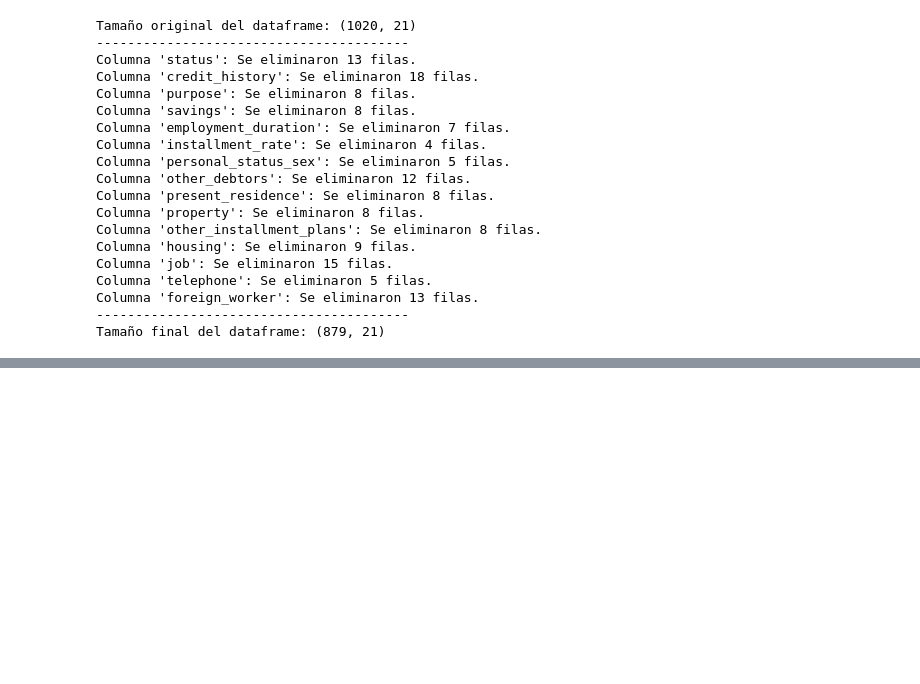
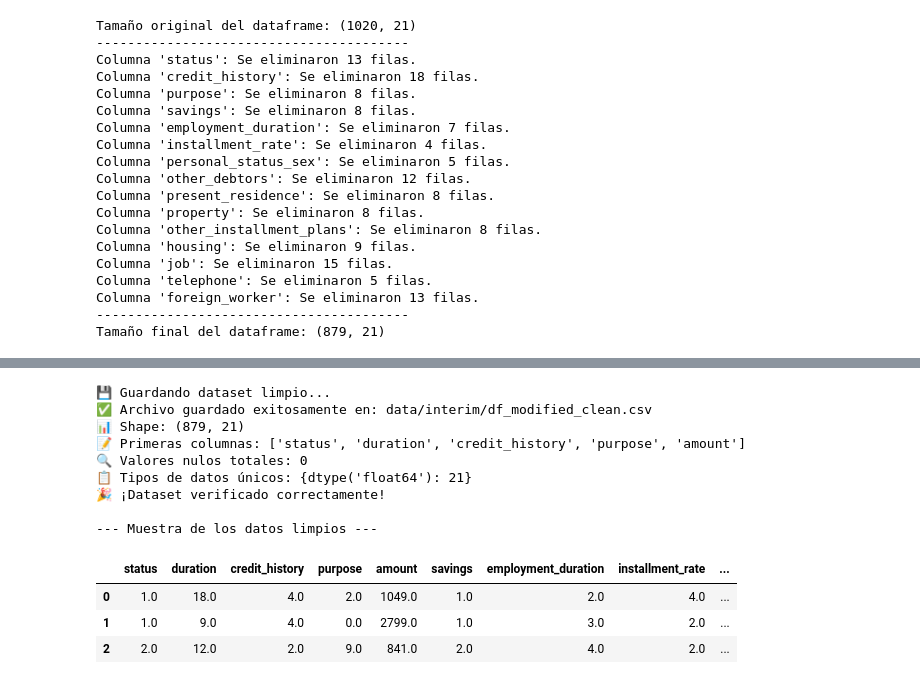
Before and after one commit to m-gaytan/mna-mlops-team46, a Jupyter notebook: notebooks/1_clean_data.ipynb, the cells around one changed output, grey strips where cells are left out. Cells and saved outputs as stored; diff of their text form; code cells hidden in the pictures; blank space fills up the shorter version.

```diff
--- a/notebooks/1_clean_data.ipynb
+++ b/notebooks/1_clean_data.ipynb
@@ -802,0 +823,62 @@ Everything is up to date.
+# %%
+#@title CELDA 11: Guardar dataset limpio y verificar integridad
+
+print("💾 Guardando dataset limpio...")
+
+# Crear directorio si no existe
+!mkdir -p data/interim
+
+# Guardar el dataset limpio
+df_modified.to_csv("data/interim/df_modified_clean.csv", index=False)
+
+# Función de verificación
+def verify_data_integrity():
+    """Verifica que los datos se han guardado correctamente"""
+
+    import pandas as pd
+    import os
+
+    file_path = "data/interim/df_modified_clean.csv"
+
+    if os.path.exists(file_path):
+        df_check = pd.read_csv(file_path)
+        print(f"✅ Archivo guardado exitosamente en: {file_path}")
+        print(f"📊 Shape: {df_check.shape}")
+        print(f"📝 Primeras columnas: {list(df_check.columns[:5])}")
+
+        # Verificar que no hay valores nulos
+        null_counts = df_check.isnull().sum().sum()
+        print(f"🔍 Valores nulos totales: {null_counts}")
+
+        # Mostrar tipos de datos
+        print(f"📋 Tipos de datos únicos: {df_check.dtypes.value_counts().to_dict()}")
+
+        return df_check
+    else:
+        print("❌ Error: Archivo no encontrado")
+        return None
+
+# Ejecutar verificación
+df_verified = verify_data_integrity()
+
+if df_verified is not None:
+    print("🎉 ¡Dataset verificado correctamente!")
+    # Mostrar muestra de los datos
+    print("\n--- Muestra de los datos limpios ---")
+    display(df_verified.head(3))
+else:
+    print("❌ Error en la verificación")
+# %% [output]
+💾 Guardando dataset limpio...
+✅ Archivo guardado exitosamente en: data/interim/df_modified_clean.csv
+📊 Shape: (879, 21)
+📝 Primeras columnas: ['status', 'duration', 'credit_history', 'purpose', 'amount']
+🔍 Valores nulos totales: 0
+📋 Tipos de datos únicos: {dtype('float64'): 21}
+🎉 ¡Dataset verificado correctamente!
+
+--- Muestra de los datos limpios ---
+|  | status | duration | credit_history | purpose | amount | savings | employment_duration | installment_rate | ... |
+| 0 | 1.0 | 18.0 | 4.0 | 2.0 | 1049.0 | 1.0 | 2.0 | 4.0 | ... |
+| 1 | 1.0 | 9.0 | 4.0 | 0.0 | 2799.0 | 1.0 | 3.0 | 2.0 | ... |
+| 2 | 2.0 | 12.0 | 2.0 | 9.0 | 841.0 | 2.0 | 4.0 | 2.0 | ... |
```
Also changed, not shown: parts of 18 cells of this notebook.
